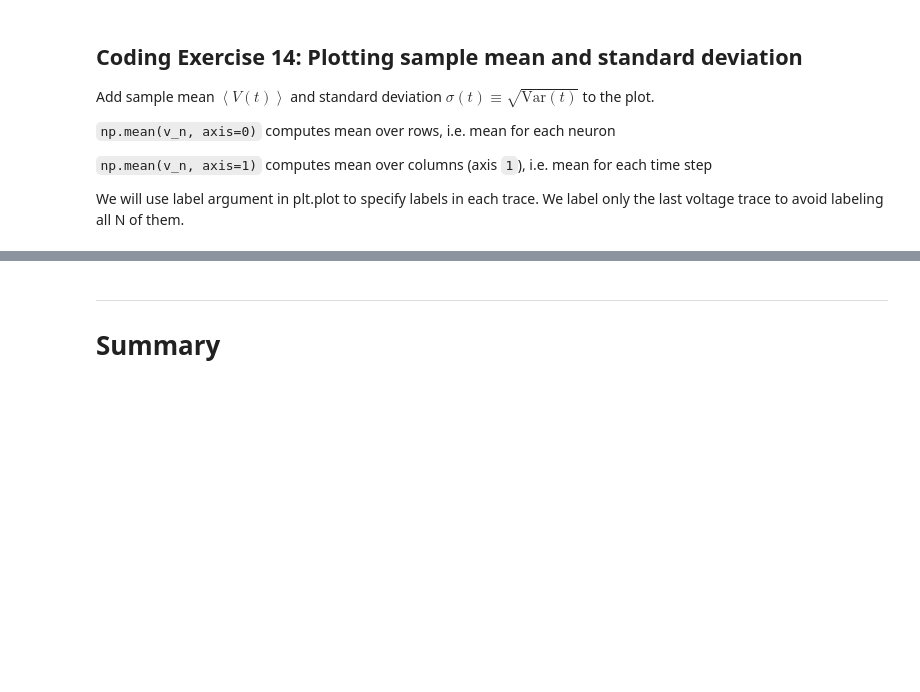
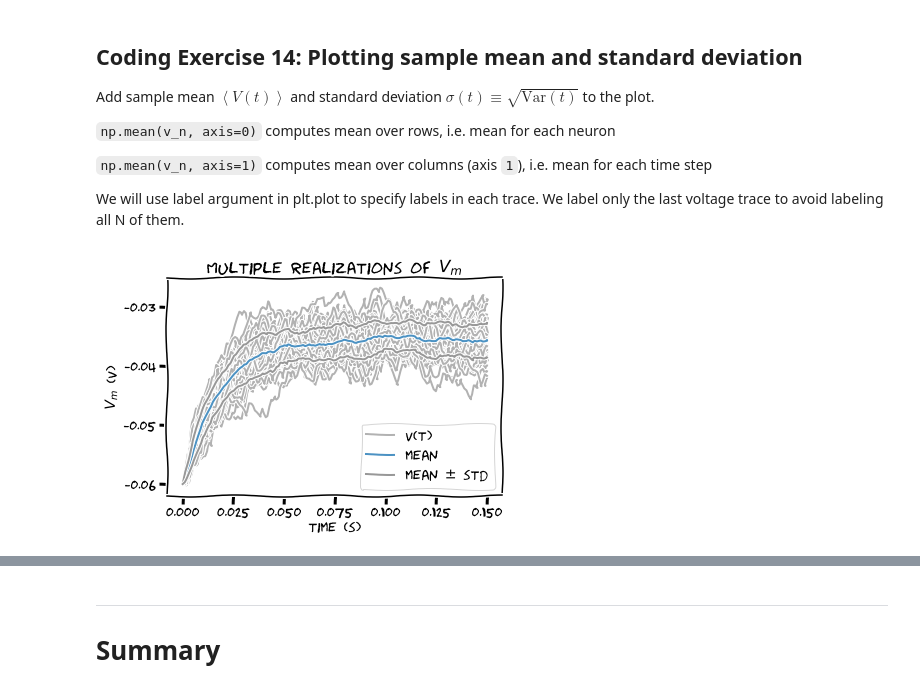
Before and after one commit to SuhaasAdiraju/NeuromatchAcademy2021_Workthrough_SA, a Jupyter notebook: tutorials/W0D1_PythonWorkshop1/student/W0D1_Tutorial1.ipynb, the cells around one changed output, grey strips where cells are left out. Drawn from its saved outputs; the diff is of its cells as text; code cells hidden in the pictures; blank space fills up the shorter version.

```diff
--- a/tutorials/W0D1_PythonWorkshop1/student/W0D1_Tutorial1.ipynb
+++ b/tutorials/W0D1_PythonWorkshop1/student/W0D1_Tutorial1.ipynb
@@ -1217,47 +1217,50 @@ We will use label argument in plt.plot to specify labels in each trace.  We labe
 # %%
 #################################################
 ## TODO for students: fill out code to compute sample mean and standard deviation ##
 # Fill out code and comment or remove the next line
-raise NotImplementedError("Student exercise: You need to  fill out code to compute sample mean and standard deviation")
+      #raise NotImplementedError("Student exercise: You need to  fill out code to compute sample mean and standard deviation")
 #################################################
 
 # Set random number generator
 np.random.seed(2020)
 
 # Initialize step_end, n, t_range, v and i
 step_end = int(t_max / dt)
 n = 50
 t_range = np.linspace(0, t_max, num=step_end)
 v_n = el * np.ones([n, step_end])
 i = i_mean * (1 + 0.1 * (t_max / dt)**(0.5) * (2 * np.random.random([n, step_end]) - 1))
 
 # Loop for step_end - 1 steps
 for step in range(1, step_end):
 
   # Compute v_n
   v_n[:, step] = v_n[:, step - 1] + (dt / tau) * (el - v_n[:, step - 1] + r * i[:, step])
 
 # Compute sample mean (use np.mean)
-v_mean = ...
+v_mean = np.mean(v_n, axis=0)
 
 # Compute sample standard deviation (use np.std)
-v_std = ...
+v_std = np.std(v_n, axis=0)
 
 # Plot figure
-plt.figure()
-plt.title('Multiple realizations of $V_m$')
-plt.xlabel('time (s)')
-plt.ylabel('$V_m$ (V)')
+with plt.xkcd():
+  plt.figure()
+  plt.title('Multiple realizations of $V_m$')
+  plt.xlabel('time (s)')
+  plt.ylabel('$V_m$ (V)')
 
-plt.plot(t_range, v_n.T, 'k', alpha=0.3)
+  plt.plot(t_range, v_n.T, 'k', alpha=0.3)
 
-plt.plot(t_range, v_n[-1], 'k', alpha=0.3, label='V(t)')
-plt.plot(t_range, v_mean, 'C0', alpha=0.8, label='mean')
-plt.plot(t_range, v_mean+v_std, 'C7', alpha=0.8)
-plt.plot(t_range, v_mean-v_std, 'C7', alpha=0.8, label='mean $\pm$ std')
+  plt.plot(t_range, v_n[-1], 'k', alpha=0.3, label='V(t)')
+  plt.plot(t_range, v_mean, 'C0', alpha=0.8, label='mean')
+  plt.plot(t_range, v_mean+v_std, 'C7', alpha=0.8)
+  plt.plot(t_range, v_mean-v_std, 'C7', alpha=0.8, label='mean $\pm$ std')
 
-plt.legend()
-plt.show()
+  plt.legend()
+  plt.show()
+# %% [output]
+[figure, added]
 # %% [markdown]
 [*Click for solution*](https://github.com/NeuromatchAcademy/precourse/tree/main//tutorials/W0D1_PythonWorkshop1/solutions/W0D1_Tutorial1_Solution_3c8e55c9.py)
 
```
Also changed, not shown: parts of 2 cells of this notebook.
